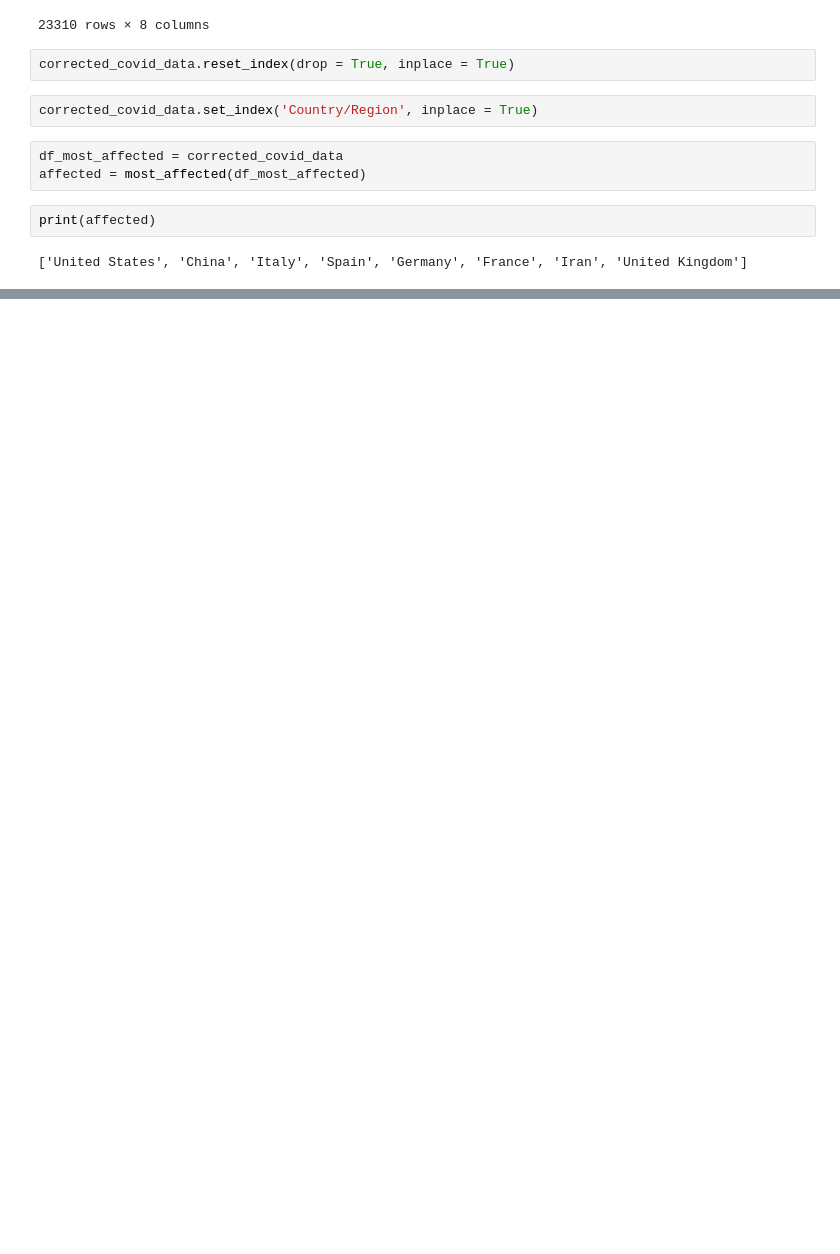
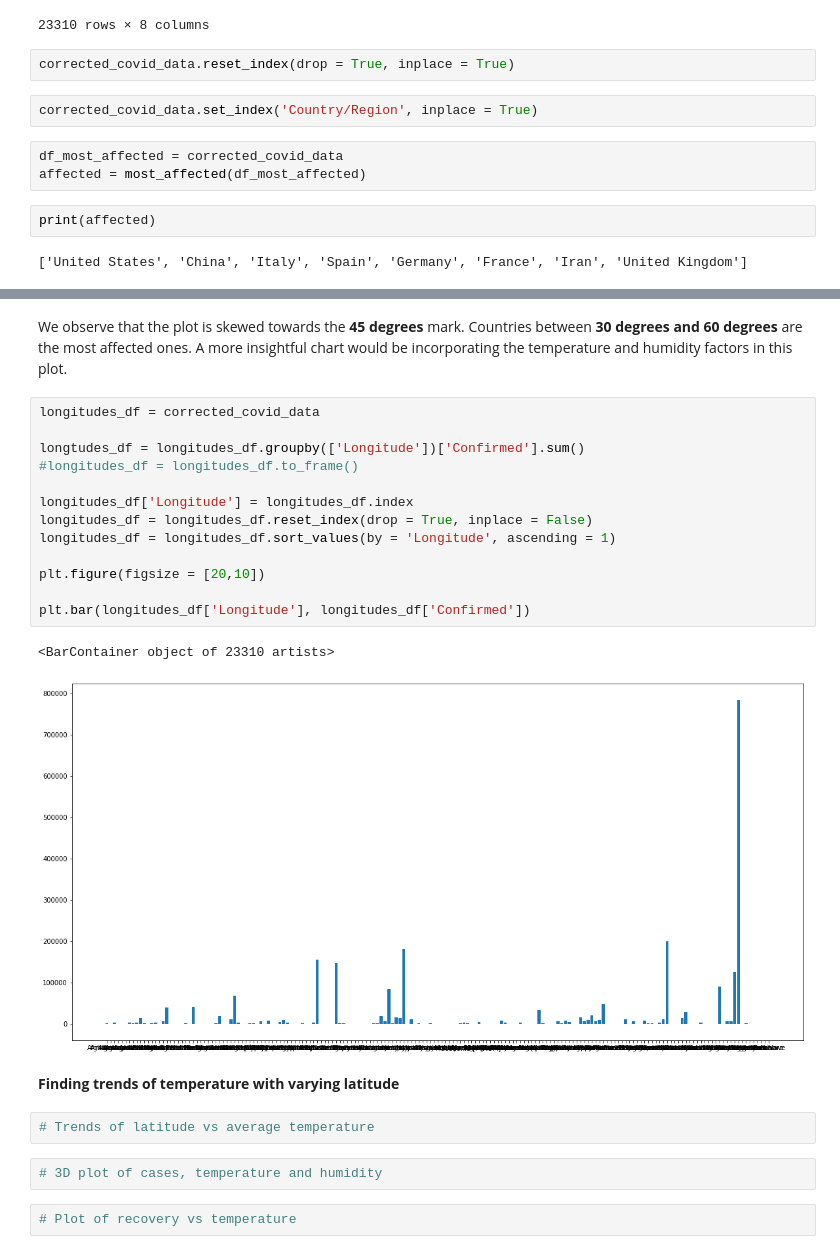
Before and after one commit to newb-dev-1008/GetBoarded_Latitude, a Jupyter notebook: GetBoarded_Week2.ipynb, the cells around one changed output, grey strips where cells are left out. Cells and saved outputs as stored; diff of their text form; blank space fills up the shorter version.

```diff
--- a/GetBoarded_Week2.ipynb
+++ b/GetBoarded_Week2.ipynb
@@ -400,0 +504,26 @@ print(affected)
+# %% [markdown]
+We observe that the plot is skewed towards the **45 degrees** mark. Countries between **30 degrees and 60 degrees** are the most affected ones. A more insightful chart would be incorporating the temperature and humidity factors in this plot.
+# %%
+longitudes_df = corrected_covid_data
+
+longtudes_df = longitudes_df.groupby(['Longitude'])['Confirmed'].sum()
+#longitudes_df = longitudes_df.to_frame()
+
+longitudes_df['Longitude'] = longitudes_df.index
+longitudes_df = longitudes_df.reset_index(drop = True, inplace = False)
+longitudes_df = longitudes_df.sort_values(by = 'Longitude', ascending = 1)
+
+plt.figure(figsize = [20,10])
+
+plt.bar(longitudes_df['Longitude'], longitudes_df['Confirmed'])
+# %% [output]
+<BarContainer object of 23310 artists>
+[figure, added]
+# %% [markdown]
+**Finding trends of temperature with varying latitude**
+# %%
+# Trends of latitude vs average temperature
+# %%
+# 3D plot of cases, temperature and humidity
+# %%
+# Plot of recovery vs temperature
```
Also changed, not shown: parts of 8 cells of this notebook.
